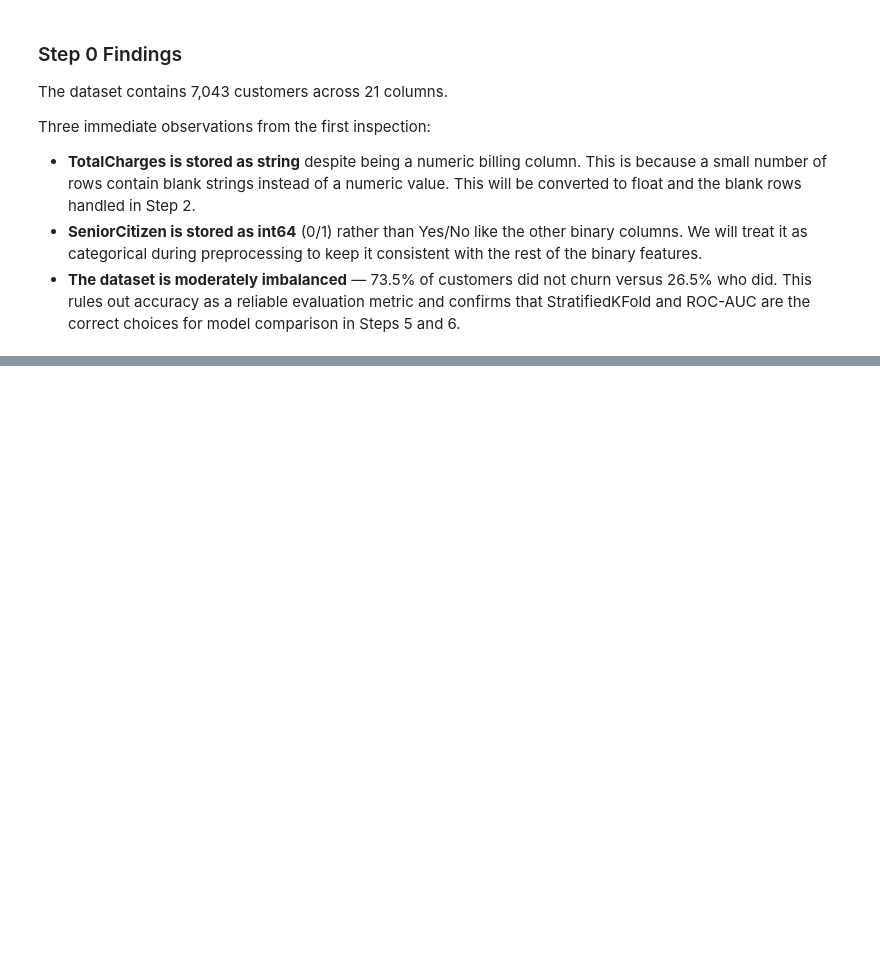
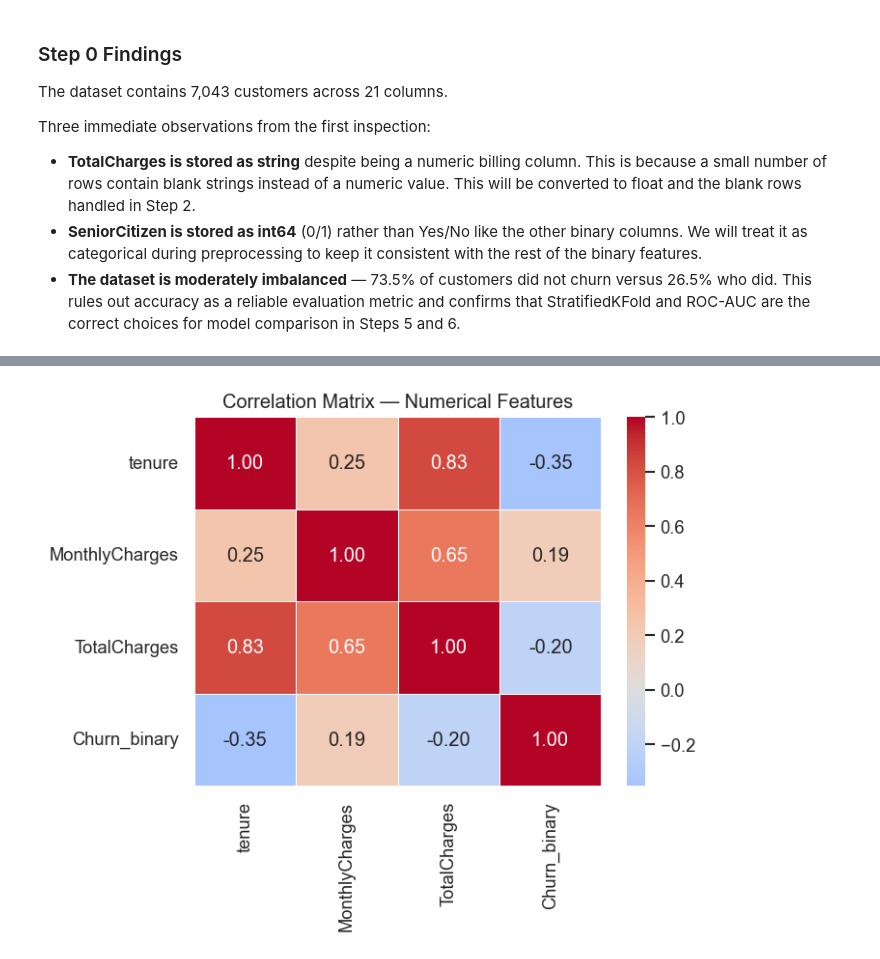
Before and after one commit to Muhammad-Umer-Riaz/data-analyst-portfolio, a Jupyter notebook: Customer_Churn_Prediction/customer_churn_prediction.ipynb, the cells around one changed output, grey strips where cells are left out. Cells and saved outputs as stored; diff of their text form; code cells hidden in the pictures; blank space fills up the shorter version.

```diff
--- a/Customer_Churn_Prediction/customer_churn_prediction.ipynb
+++ b/Customer_Churn_Prediction/customer_churn_prediction.ipynb
@@ -206,0 +307,15 @@ Three immediate observations from the first inspection:
+# %%
+df_corr = df[['tenure', 'MonthlyCharges']].copy()
+df_corr['TotalCharges'] = pd.to_numeric(df['TotalCharges'], errors='coerce')
+df_corr['Churn_binary'] = (df['Churn'] == 'Yes').astype(int)
+
+fig, ax = plt.subplots(figsize=(6, 5))
+sns.heatmap(df_corr.corr(), annot=True, fmt='.2f', cmap='coolwarm',
+            center=0, linewidths=0.5, ax=ax)
+ax.set_title('Correlation Matrix — Numerical Features')
+
+plt.tight_layout()
+plt.savefig(os.path.join(FIGURES_DIR, 'correlation_matrix.png'), bbox_inches='tight')
+plt.show()
+# %% [output]
+[figure, added]
```
Also changed, not shown: parts of 9 cells of this notebook.
